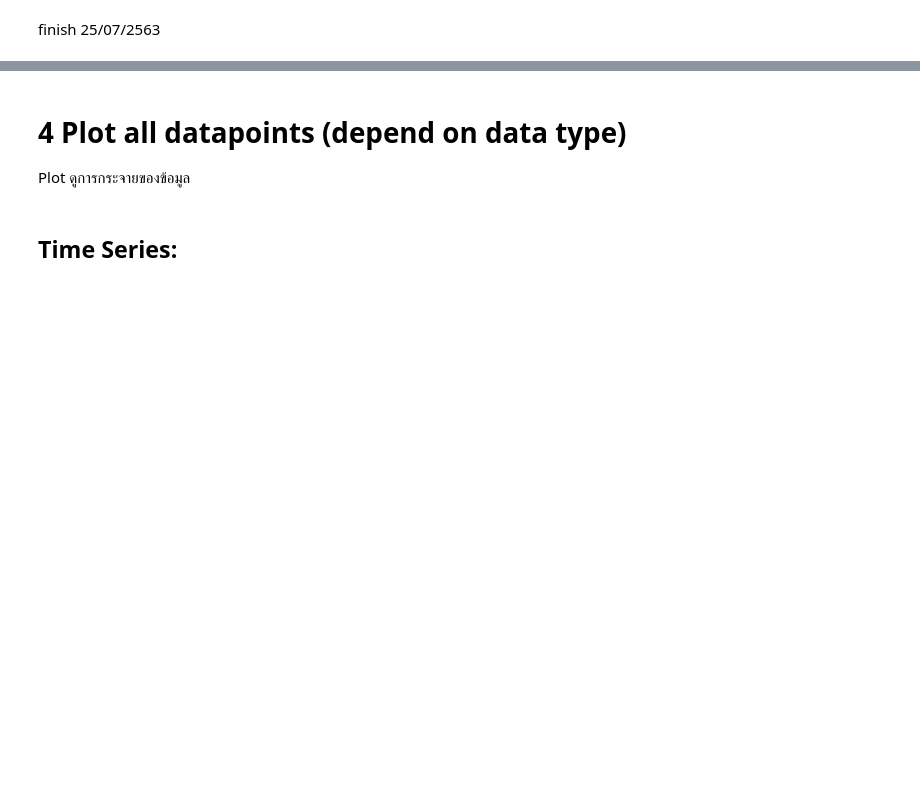
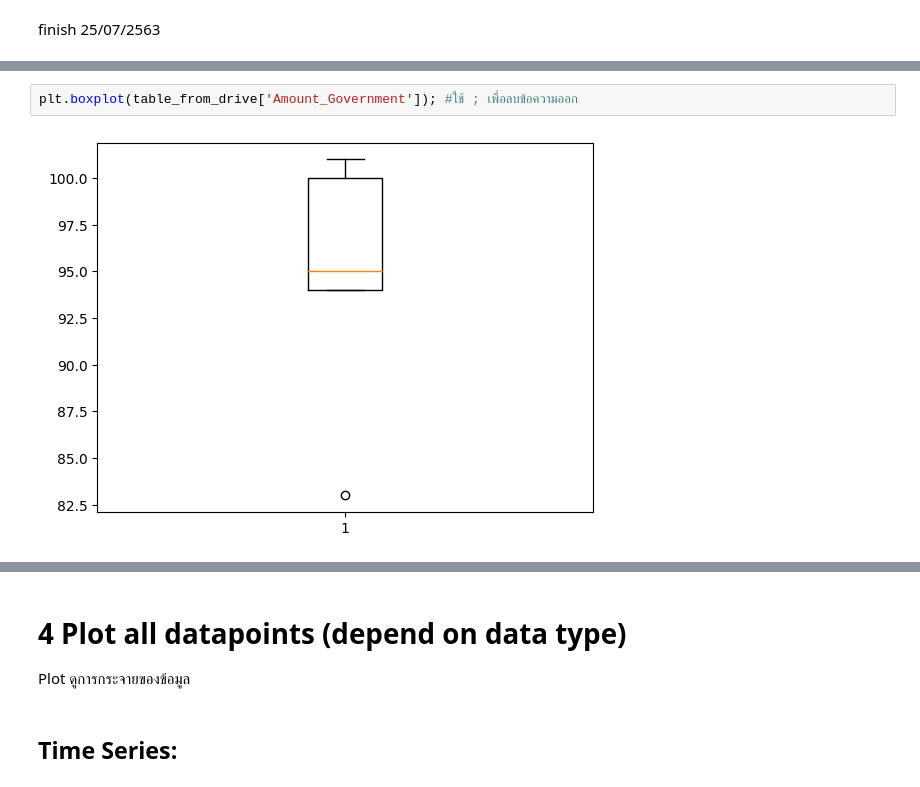
Before and after one commit to sitthatkaja/DPDM2023, a Jupyter notebook: Data102(Chapter2).ipynb, the cells around one changed output, grey strips where cells are left out. Saved outputs shown, nothing was run; the diff lists cells and outputs as text; blank space fills up the shorter version.

```diff
--- a/Data102(Chapter2).ipynb
+++ b/Data102(Chapter2).ipynb
@@ -244,2 +223,6 @@ plt.boxplot(Total_) #Total Testing
+# %%
+plt.boxplot(table_from_drive['Amount_Government']); #ใช้ ; เพื่อลบข้อความออก
+# %% [output]
+[figure, added]
 # %%
 plt.boxplot(data_new.iloc[-54:,1]) #ดูตั้งเเต่ 1 มิถุนายน, positive
```
Also changed, not shown: parts of 142 cells of this notebook.
